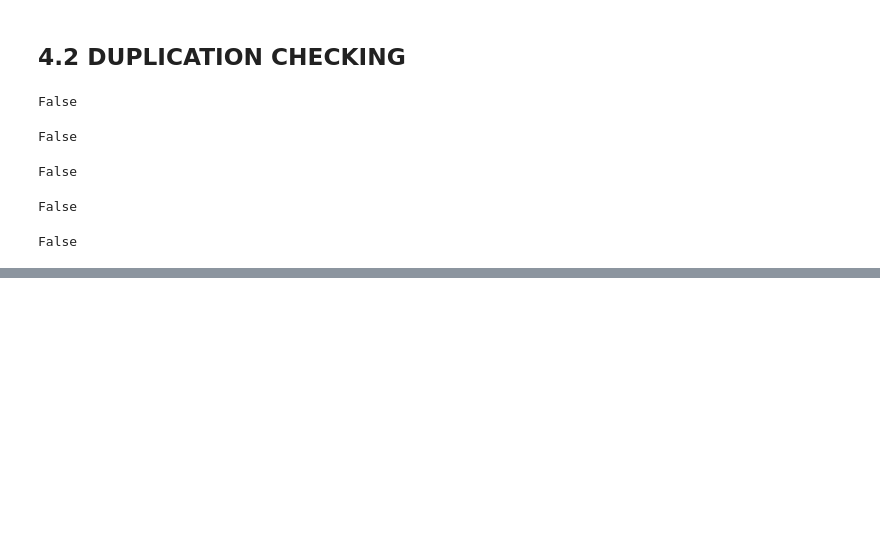
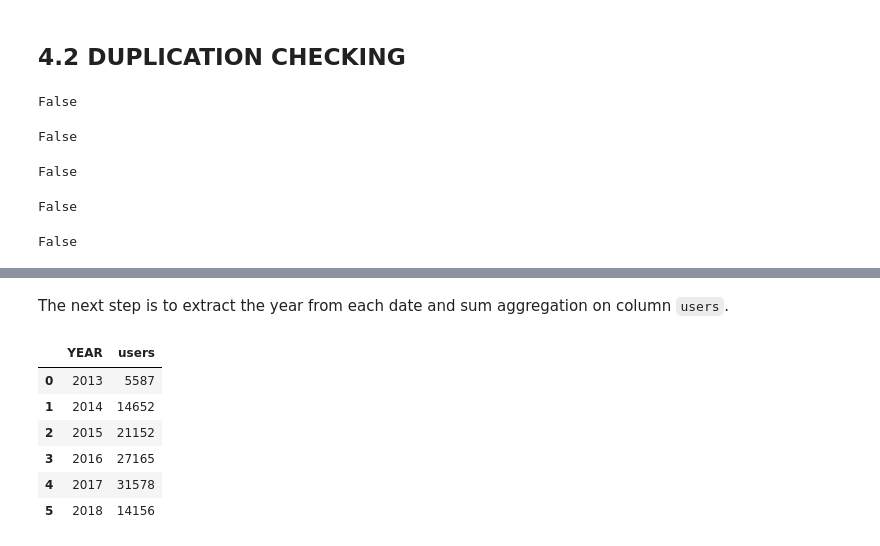
Before and after one commit to H8-Assignments-Bay/finpro-ftds-001-hck-ftds-001-hck-group-002, a Jupyter notebook: h8dsft_FPSG02.ipynb, the cells around one changed output, grey strips where cells are left out. Saved outputs shown, nothing was run; the diff lists cells and outputs as text; code cells hidden in the pictures; blank space fills up the shorter version.

```diff
--- a/h8dsft_FPSG02.ipynb
+++ b/h8dsft_FPSG02.ipynb
@@ -329,0 +436,2 @@ False
+# %% [markdown]
+The next step is to extract the year from each date and sum aggregation on column `users`.
@@ -329,0 +443,10 @@ False
+# %%
+new_created_at
+# %% [output]
+|  | YEAR | users |
+| 0 | 2013 | 5587 |
+| 1 | 2014 | 14652 |
+| 2 | 2015 | 21152 |
+| 3 | 2016 | 27165 |
+| 4 | 2017 | 31578 |
+| 5 | 2018 | 14156 |
```
Also changed, not shown: parts of 34 cells of this notebook, 1 other file.
